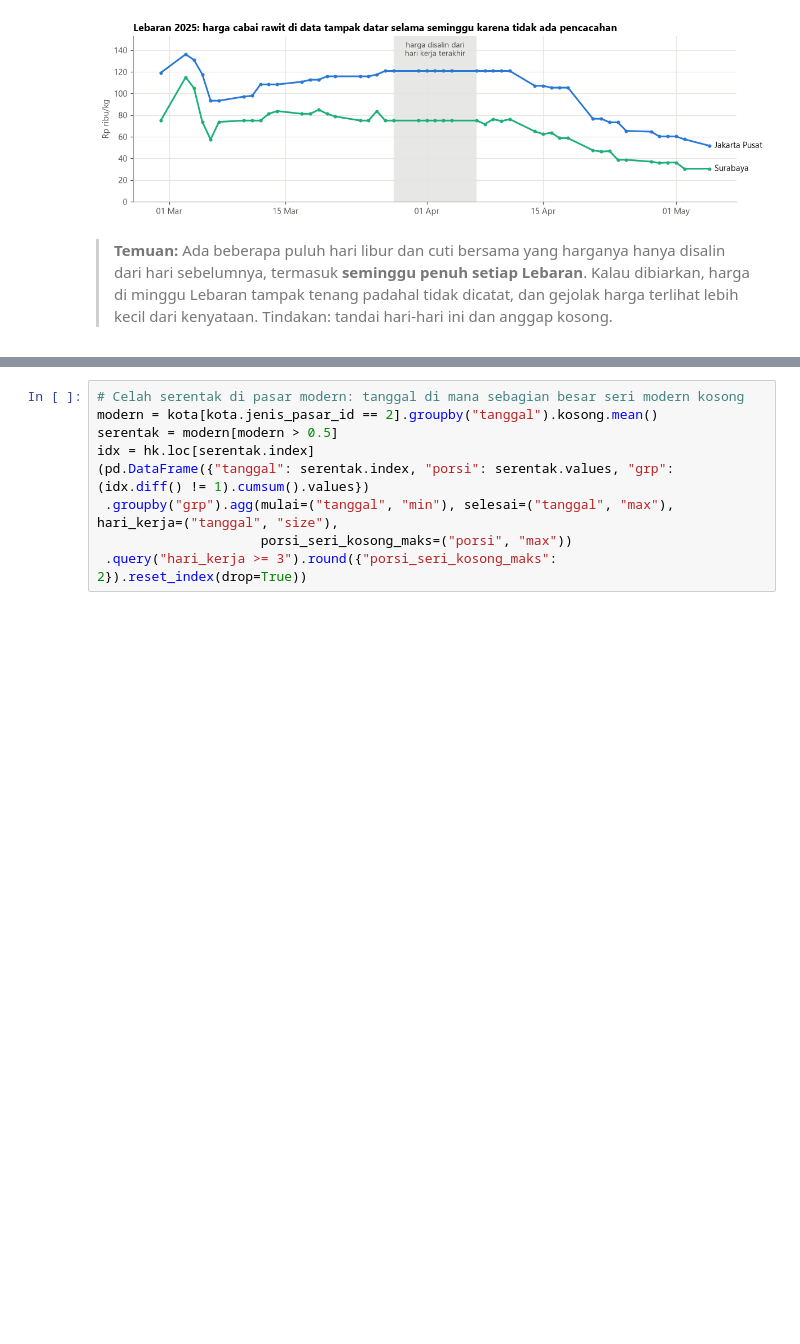
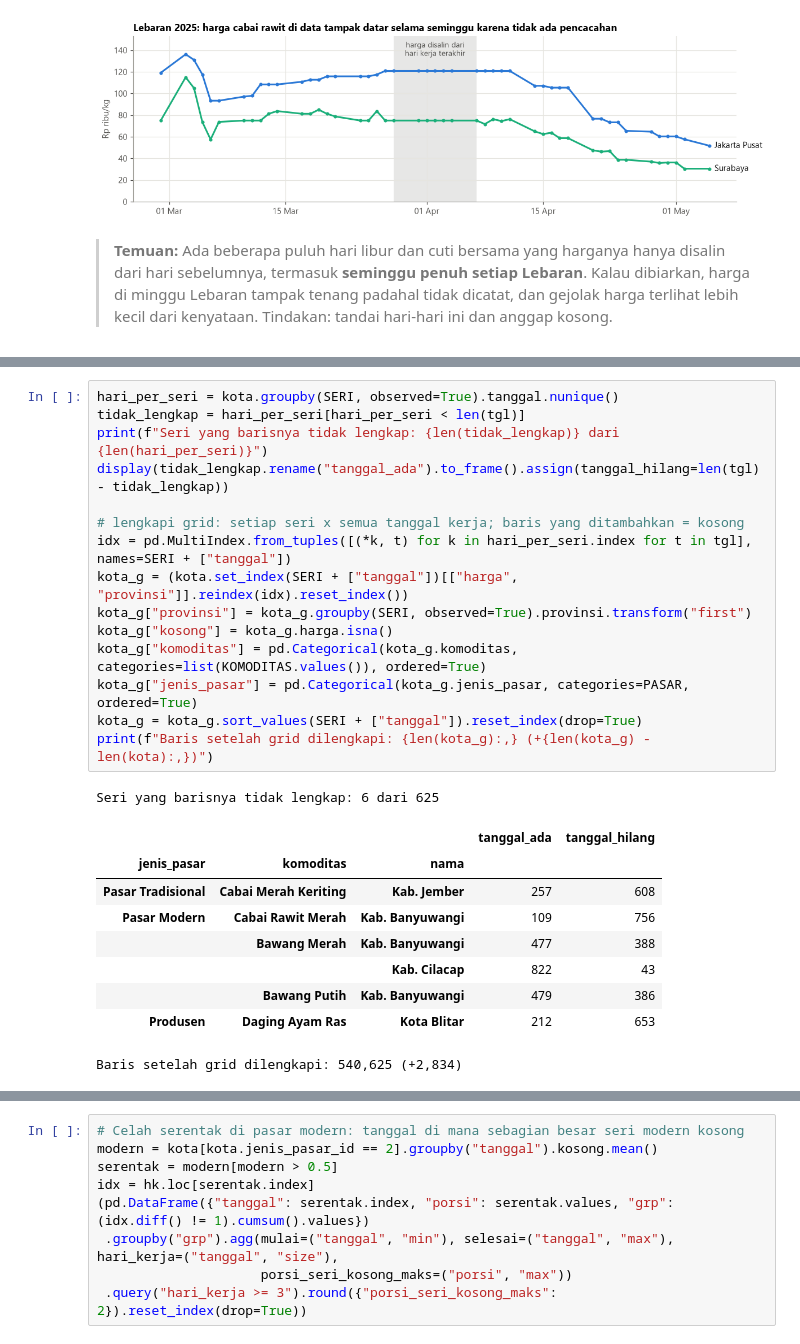
Before and after one commit to RizkyLukman/Arbitrase-Early-Warning-Harga-Pangan-Antar-Daerah-PIHPS-, a Jupyter notebook: notebooks/01_eda.ipynb, the cells around one changed output, grey strips where cells are left out. Cells and saved outputs as stored; diff of their text form; blank space fills up the shorter version.

```diff
--- a/notebooks/01_eda.ipynb
+++ b/notebooks/01_eda.ipynb
@@ -253 +257,27 @@ Hitungan di bawah hanya memakai baris kota.
+# %%
+hari_per_seri = kota.groupby(SERI, observed=True).tanggal.nunique()
+tidak_lengkap = hari_per_seri[hari_per_seri < len(tgl)]
+print(f"Seri yang barisnya tidak lengkap: {len(tidak_lengkap)} dari {len(hari_per_seri)}")
+display(tidak_lengkap.rename("tanggal_ada").to_frame().assign(tanggal_hilang=len(tgl) - tidak_lengkap))
+
+# lengkapi grid: setiap seri x semua tanggal kerja; baris yang ditambahkan = kosong
+idx = pd.MultiIndex.from_tuples([(*k, t) for k in hari_per_seri.index for t in tgl], names=SERI + ["tanggal"])
+kota_g = (kota.set_index(SERI + ["tanggal"])[["harga", "provinsi"]].reindex(idx).reset_index())
+kota_g["provinsi"] = kota_g.groupby(SERI, observed=True).provinsi.transform("first")
+kota_g["kosong"] = kota_g.harga.isna()
+kota_g["komoditas"] = pd.Categorical(kota_g.komoditas, categories=list(KOMODITAS.values()), ordered=True)
+kota_g["jenis_pasar"] = pd.Categorical(kota_g.jenis_pasar, categories=PASAR, ordered=True)
+kota_g = kota_g.sort_values(SERI + ["tanggal"]).reset_index(drop=True)
+print(f"Baris setelah grid dilengkapi: {len(kota_g):,} (+{len(kota_g) - len(kota):,})")
+# %% [output]
+Seri yang barisnya tidak lengkap: 6 dari 625
+|  |  |  | tanggal_ada | tanggal_hilang |
+| jenis_pasar | komoditas | nama |  |  |
+| Pasar Tradisional | Cabai Merah Keriting | Kab. Jember | 257 | 608 |
+| Pasar Modern | Cabai Rawit Merah | Kab. Banyuwangi | 109 | 756 |
+|  | Bawang Merah | Kab. Banyuwangi | 477 | 388 |
+|  |  | Kab. Cilacap | 822 | 43 |
+|  | Bawang Putih | Kab. Banyuwangi | 479 | 386 |
+| Produsen | Daging Ayam Ras | Kota Blitar | 212 | 653 |
+Baris setelah grid dilengkapi: 540,625 (+2,834)
 # %%
```
Also changed, not shown: parts of 6 cells of this notebook, 8 other files.
